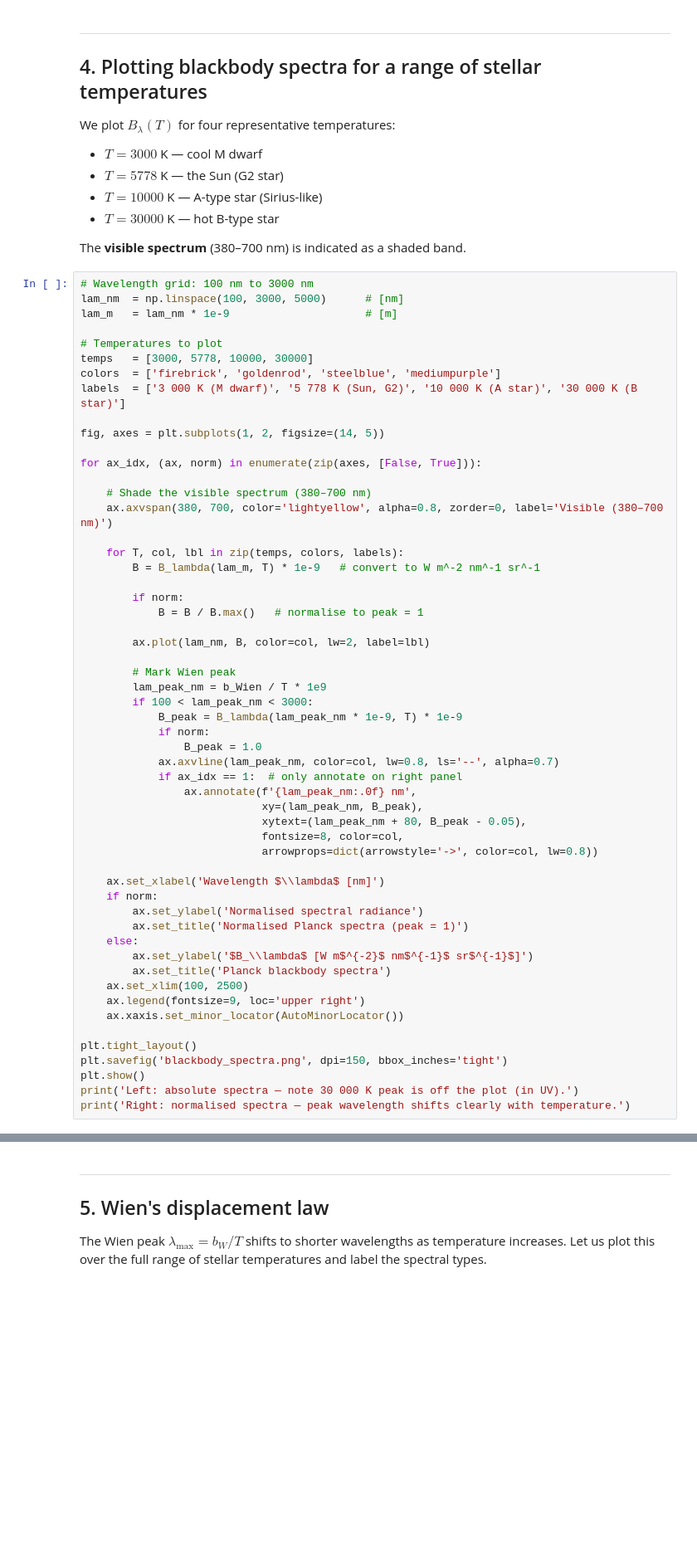
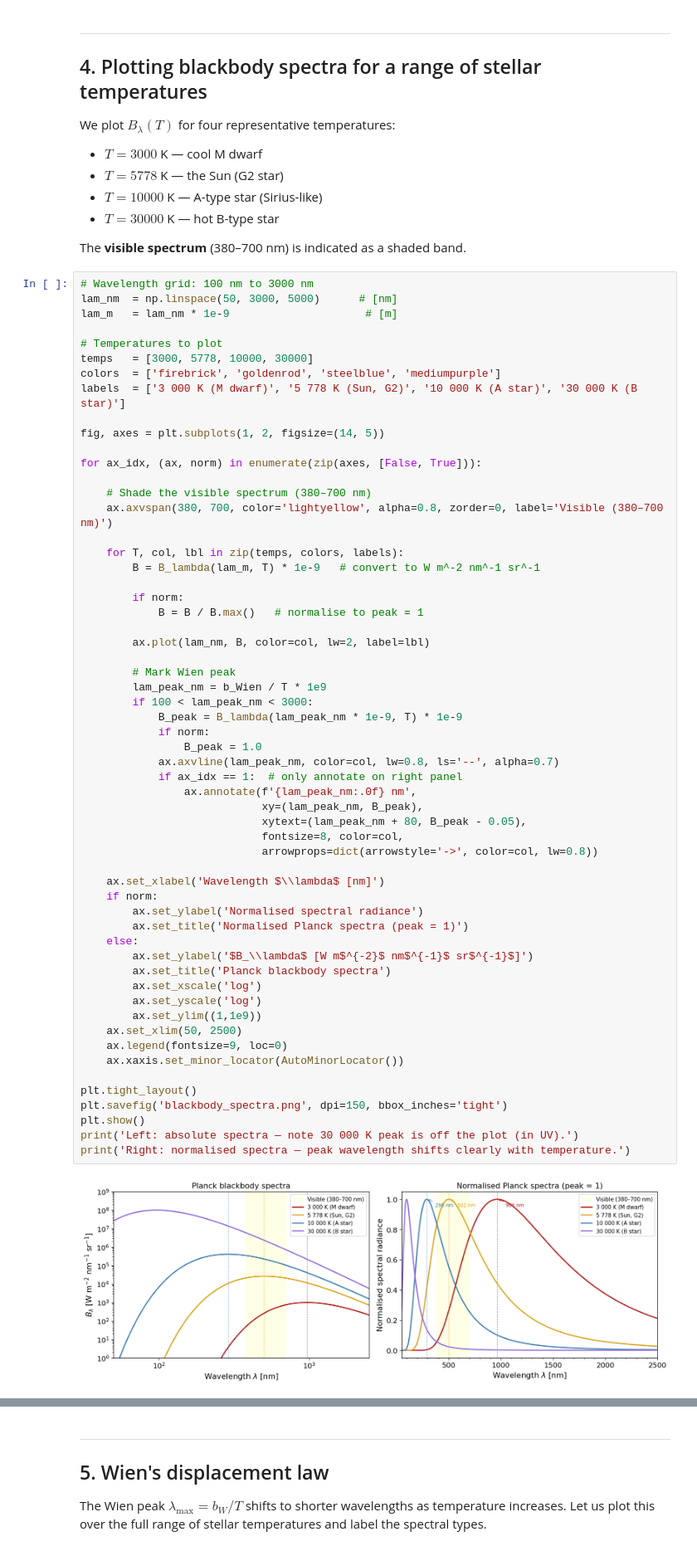
Before and after one commit to JohanComparat/tuto_stage, a Jupyter notebook: notebooks_evaluated/emission_stars_galaxies.ipynb, the cells around one changed output, grey strips where cells are left out. Shown at 83% size. Drawn from its saved outputs; the diff is of its cells as text; blank space fills up the shorter version.

```diff
--- a/notebooks_evaluated/emission_stars_galaxies.ipynb
+++ b/notebooks_evaluated/emission_stars_galaxies.ipynb
@@ -299,7 +318,7 @@ We plot $B_\lambda(T)$ for four representative temperatures:
 The **visible spectrum** (380–700 nm) is indicated as a shaded band.
 # %%
 # Wavelength grid: 100 nm to 3000 nm
-lam_nm  = np.linspace(100, 3000, 5000)      # [nm]
+lam_nm  = np.linspace(50, 3000, 5000)      # [nm]
 lam_m   = lam_nm * 1e-9                     # [m]
 
 # Temperatures to plot
@@ -323,32 +342,37 @@ for ax_idx, (ax, norm) in enumerate(zip(axes, [False, True])):
         ax.plot(lam_nm, B, color=col, lw=2, label=lbl)
 
         # Mark Wien peak
         lam_peak_nm = b_Wien / T * 1e9
         if 100 < lam_peak_nm < 3000:
             B_peak = B_lambda(lam_peak_nm * 1e-9, T) * 1e-9
             if norm:
                 B_peak = 1.0
             ax.axvline(lam_peak_nm, color=col, lw=0.8, ls='--', alpha=0.7)
             if ax_idx == 1:  # only annotate on right panel
                 ax.annotate(f'{lam_peak_nm:.0f} nm',
                             xy=(lam_peak_nm, B_peak),
                             xytext=(lam_peak_nm + 80, B_peak - 0.05),
                             fontsize=8, color=col,
                             arrowprops=dict(arrowstyle='->', color=col, lw=0.8))
 
     ax.set_xlabel('Wavelength $\\lambda$ [nm]')
     if norm:
         ax.set_ylabel('Normalised spectral radiance')
         ax.set_title('Normalised Planck spectra (peak = 1)')
     else:
         ax.set_ylabel('$B_\\lambda$ [W m$^{-2}$ nm$^{-1}$ sr$^{-1}$]')
         ax.set_title('Planck blackbody spectra')
-    ax.set_xlim(100, 2500)
-    ax.legend(fontsize=9, loc='upper right')
+        ax.set_xscale('log')
+        ax.set_yscale('log')
+        ax.set_ylim((1,1e9))
+    ax.set_xlim(50, 2500)
+    ax.legend(fontsize=9, loc=0)
     ax.xaxis.set_minor_locator(AutoMinorLocator())
 
 plt.tight_layout()
 plt.savefig('blackbody_spectra.png', dpi=150, bbox_inches='tight')
 plt.show()
 print('Left: absolute spectra — note 30 000 K peak is off the plot (in UV).')
 print('Right: normalised spectra — peak wavelength shifts clearly with temperature.')
+# %% [output]
+[figure, added]
```
Also changed, not shown: parts of 39 cells of this notebook, 3 other files.
